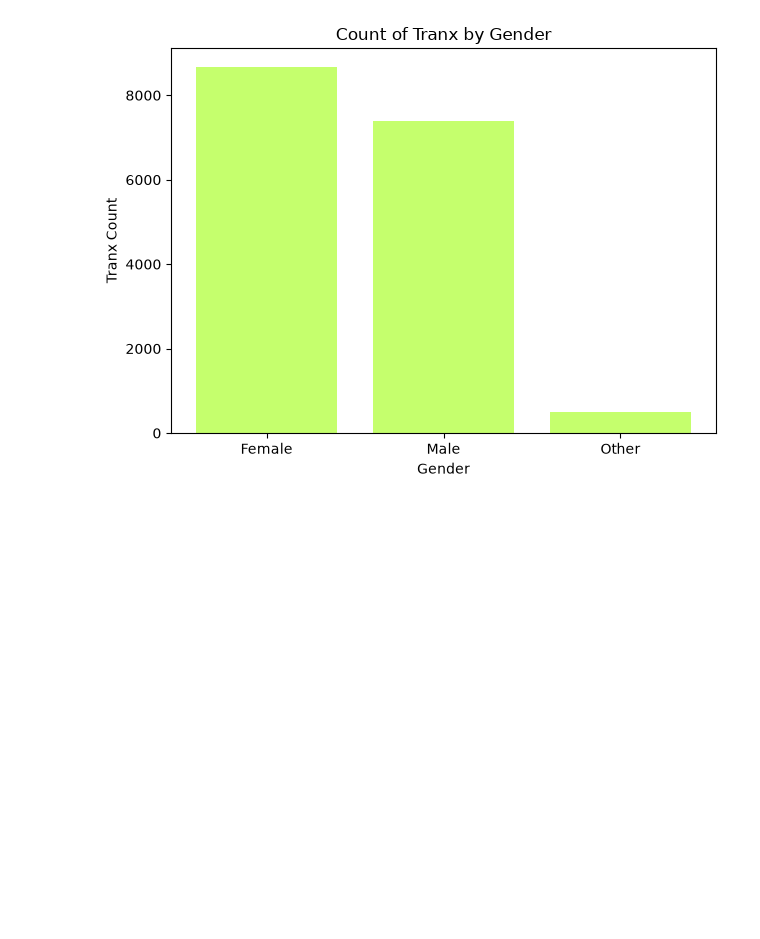
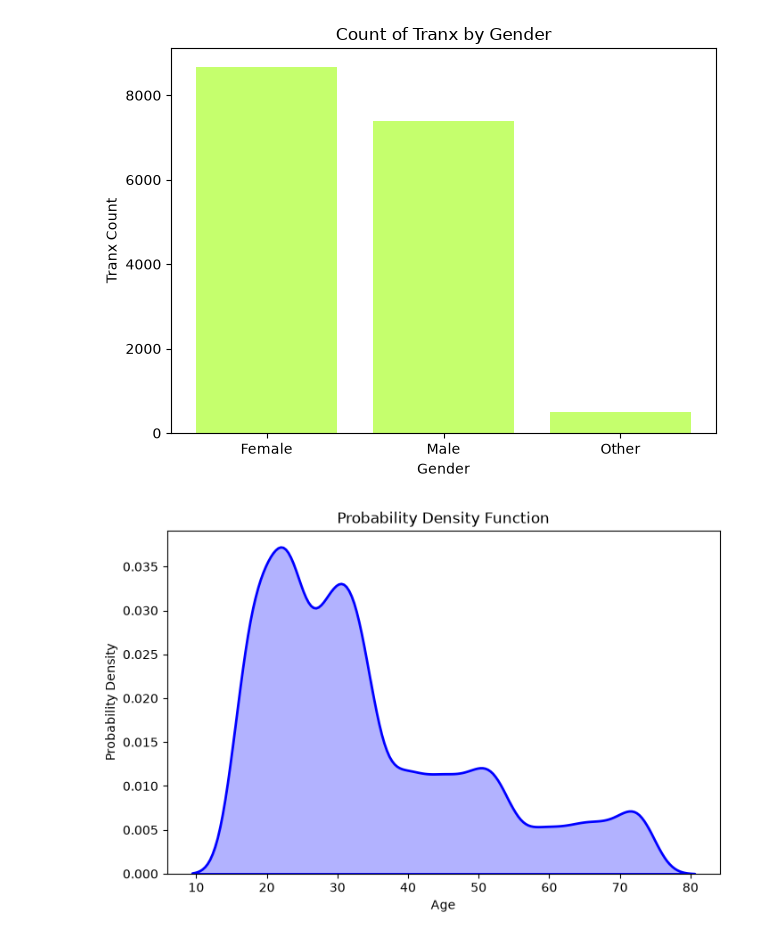
Before and after one commit to Gantz23/bakery, a Jupyter notebook: main.ipynb, the cells around one changed output. Drawn from its saved outputs; the diff is of its cells as text; code cells hidden in the pictures; blank space fills up the shorter version.

```diff
--- a/main.ipynb
+++ b/main.ipynb
@@ -167,3 +169,16 @@ plt.ylabel('Tranx Count')
 plt.tight_layout()
 # %% [output]
 [figure]
+# %%
+data = df['cust_age']
+
+# Create the plot
+plt.figure(figsize=(8, 5))
+sns.kdeplot(data, fill=True, color="blue", alpha=0.3, linewidth=2)
+
+plt.title("Probability Density Function")
+plt.xlabel("Age")
+plt.ylabel("Probability Density")
+plt.show()
+# %% [output]
+[figure, added]
```
Also changed, not shown: parts of 1 cell of this notebook.
